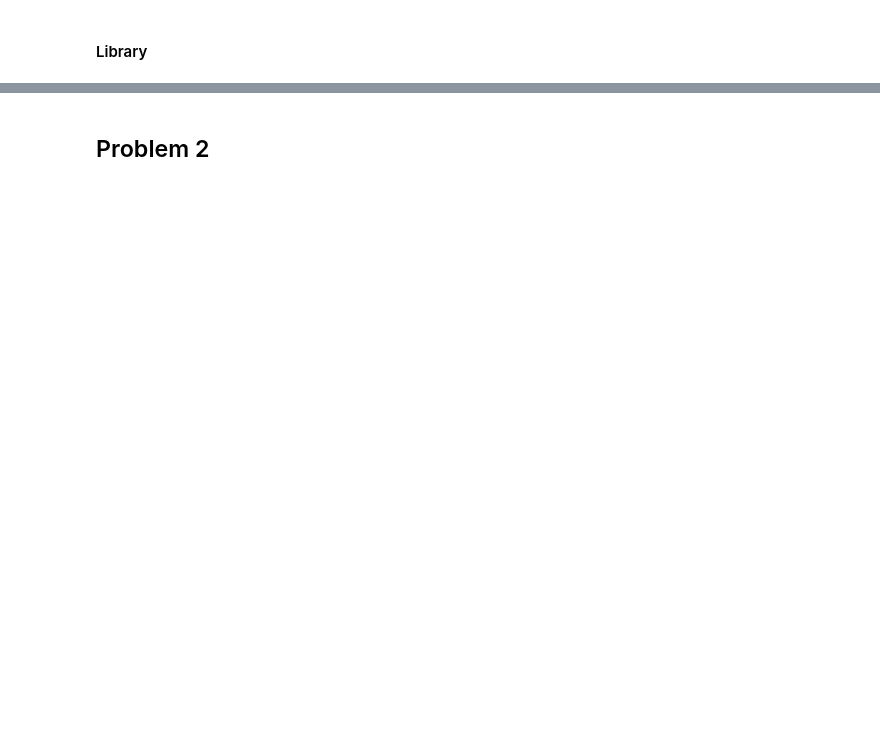
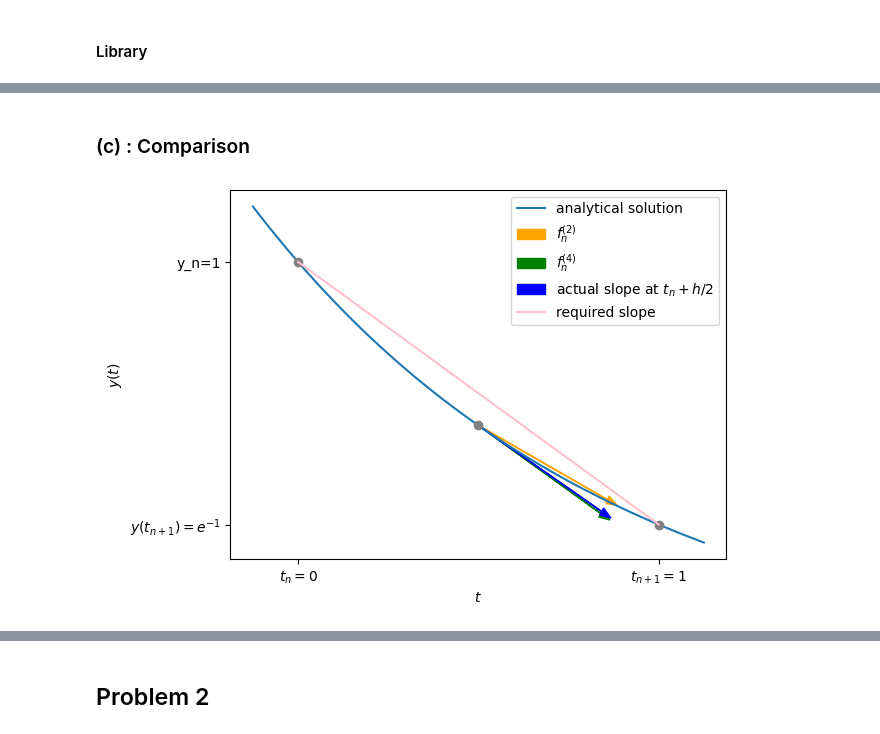
Before and after one commit to pranav-joshi-iitgn/PH509, a Jupyter notebook: Assignment2/A2.ipynb, the cells around one changed output, grey strips where cells are left out. Drawn from its saved outputs; the diff is of its cells as text; code cells hidden in the pictures; blank space fills up the shorter version.

```diff
--- a/Assignment2/A2.ipynb
+++ b/Assignment2/A2.ipynb
@@ -246,0 +386,19 @@ def CoupledRadioactiveDecay(tau_A=1, tau_B=2, N_A_0=1, N_B_0=0,**kwargs):
+# %% [markdown]
+### (c) : Comparison
+# %%
+# Exact solution
+plt.plot(t,y(t),label="analytical solution")
+plt.xlabel("$t$"); plt.ylabel("$y(t)$")
+# Marking point
+imp_points = np.array([t_n,t_n+h/2,t_np1])
+plt.plot(imp_points,y(imp_points),'o',color="gray")
+draw_arrow(t_n + h/2, m = f_2,label="$f_n^{(2)}$",c='orange')
+draw_arrow(t_n + h/2, m = f_4,label="$f_n^{(4)}$",c='green')
+draw_arrow(t_n + h/2, label="actual slope at $t_n + h/2$",c='blue')
+plt.plot([t_n,t_np1],[y_n,y(t_np1)],label = 'required slope',color="pink")
+plt.xticks([0,1],labels=["$t_n=0$","$t_{n+1}=1$"])
+plt.yticks([y(0),y(1)],labels=["y_n=1","$y(t_{n+1})=e^{-1}$"])
+plt.legend()
+plt.show()
+# %% [output]
+[figure, added]
```
Also changed, not shown: parts of 35 cells of this notebook, 1 other file.
